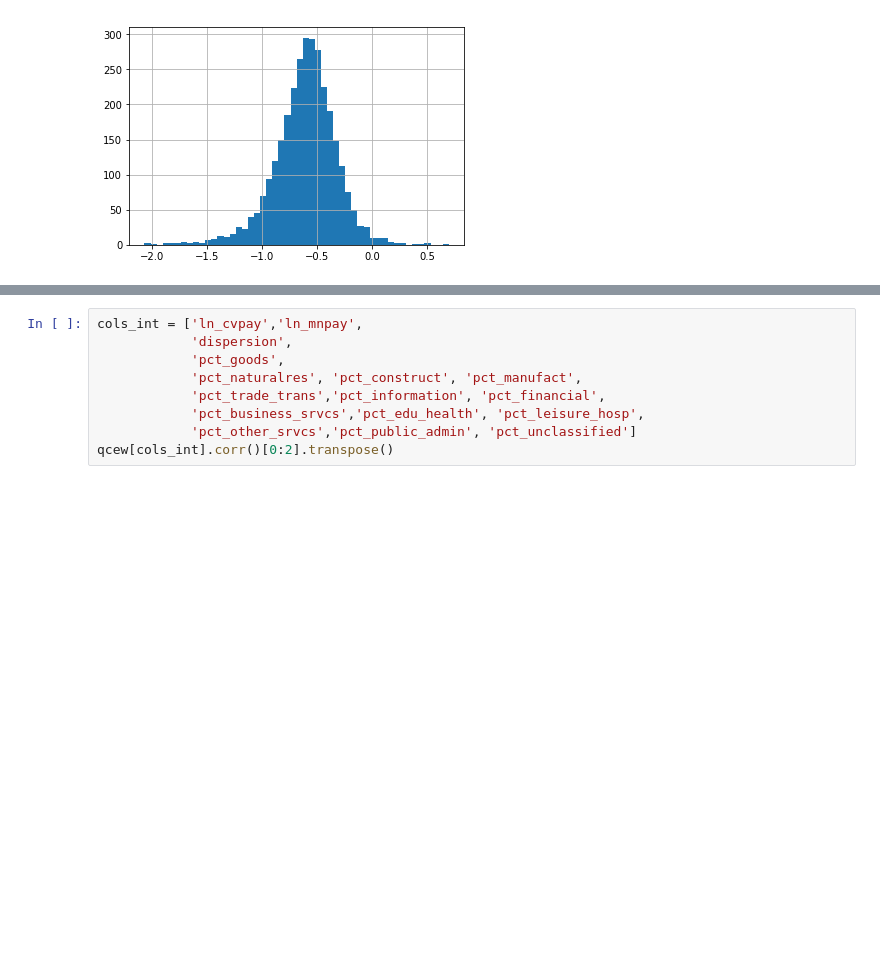
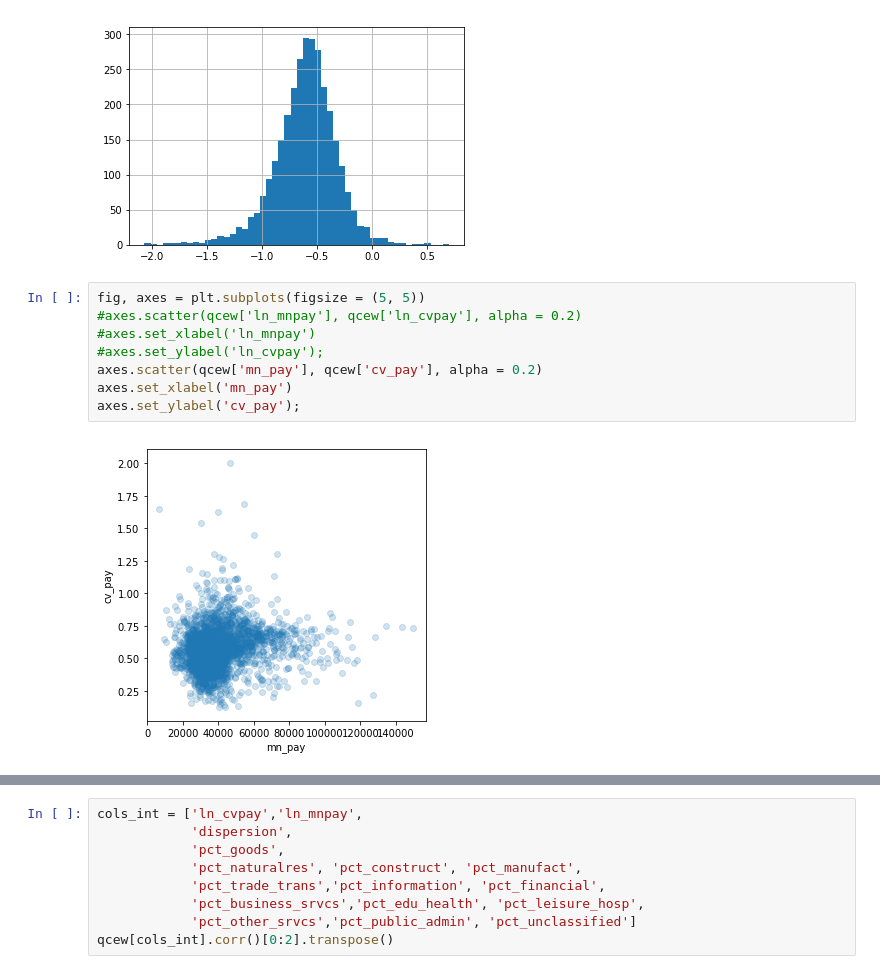
Before and after one commit to ewdowiak/qcew_income-inequality, a Jupyter notebook: 02_qcew2019_analysis.ipynb, the cells around one changed output, grey strips where cells are left out. Drawn from its saved outputs; the diff is of its cells as text; blank space fills up the shorter version.

Commit message:
lots of visualizations and regressions

```diff
--- a/02_qcew2019_analysis.ipynb
+++ b/02_qcew2019_analysis.ipynb
@@ -136,3 +126,13 @@ qcew['cv_pay'].hist(bins=50);
 qcew['ln_cvpay'].hist(bins=50);
 # %% [output]
 [figure]
+# %%
+fig, axes = plt.subplots(figsize = (5, 5))
+#axes.scatter(qcew['ln_mnpay'], qcew['ln_cvpay'], alpha = 0.2)
+#axes.set_xlabel('ln_mnpay')
+#axes.set_ylabel('ln_cvpay');
+axes.scatter(qcew['mn_pay'], qcew['cv_pay'], alpha = 0.2)
+axes.set_xlabel('mn_pay')
+axes.set_ylabel('cv_pay');
+# %% [output]
+[figure, added]
```
Also changed, not shown: parts of 22 cells of this notebook.
